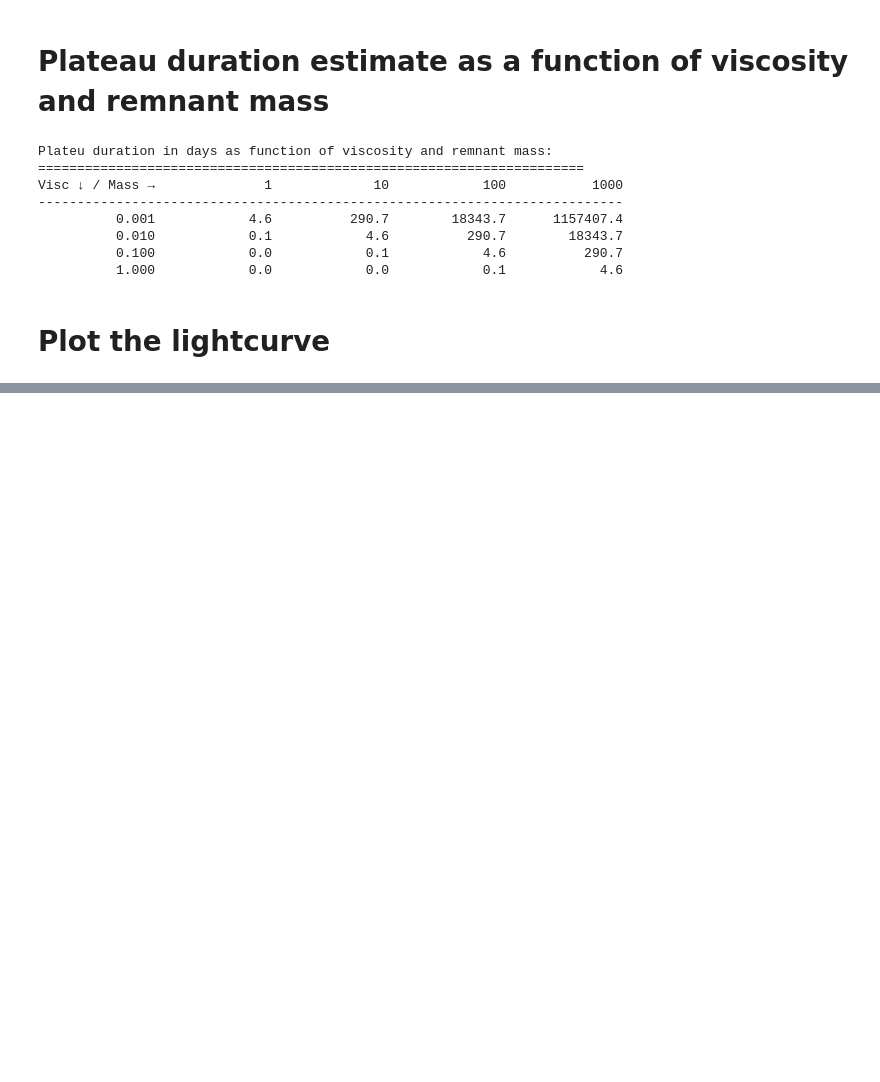
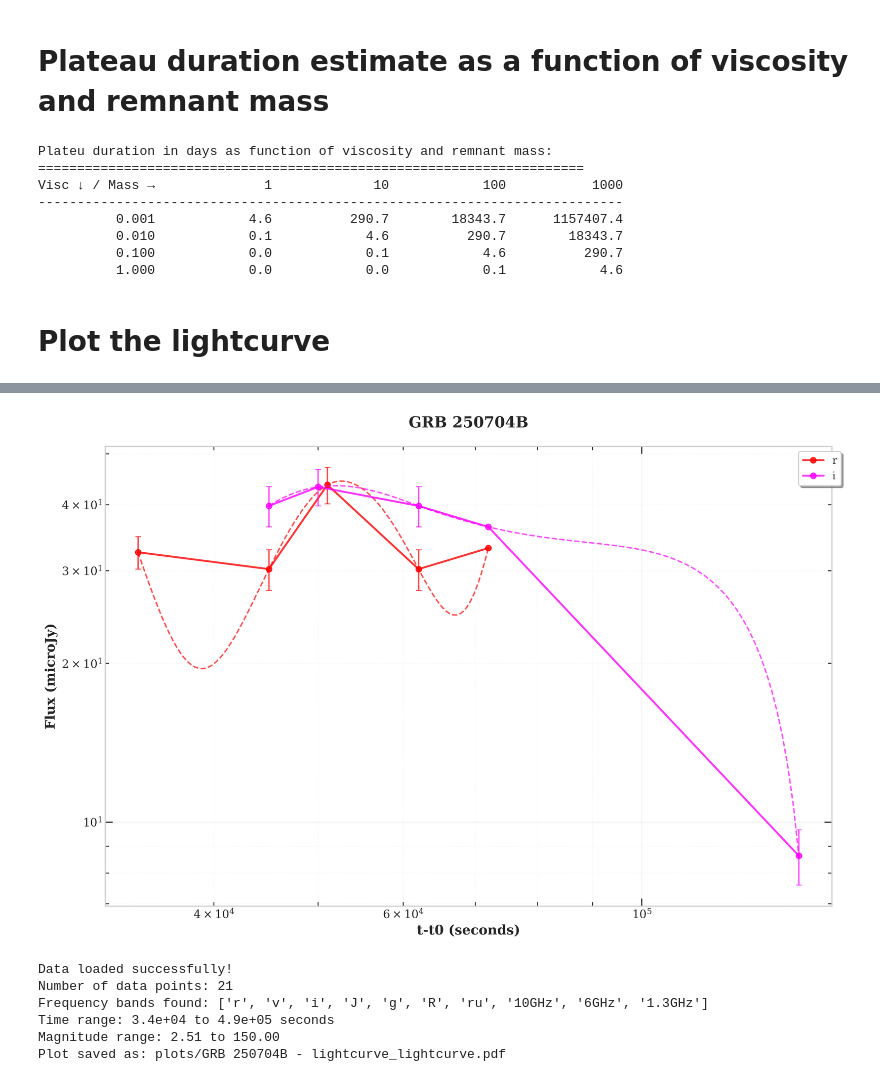
Before and after one commit to skp80286/grb_investigation, a Jupyter notebook: grb250704b.ipynb, the cells around one changed output, grey strips where cells are left out. Saved outputs shown, nothing was run; the diff lists cells and outputs as text; code cells hidden in the pictures; blank space fills up the shorter version.

Commit message:
added data shared by Vishwajeet and updated plots

```diff
--- a/grb250704b.ipynb
+++ b/grb250704b.ipynb
@@ -155,0 +130,24 @@ Plot saved as: data/GRB 250704B - lightcurve_lightcurve.png
+# %%
+import grb_lightcurve_plot as grbplot
+import importlib
+importlib.reload(grbplot)
+grbplot.plot_lightcurve(
+    title='GRB 250704B',
+    csv_filename='data/GRB 250704B - lightcurve.csv',
+    x_col='t-t0 (seconds)',
+    y_col='Flux (microJy)',
+    error_col='Error bar (Flux)',
+    frequency_col='Frequency Band',
+    fit_spline=True,
+    invert_y=False,
+    selected_bands=['r','i'],
+    yscale='log',
+)
+# %% [output]
+[figure, added]
+Data loaded successfully!
+Number of data points: 21
+Frequency bands found: ['r', 'v', 'i', 'J', 'g', 'R', 'ru', '10GHz', '6GHz', '1.3GHz']
+Time range: 3.4e+04 to 4.9e+05 seconds
+Magnitude range: 2.51 to 150.00
+Plot saved as: plots/GRB 250704B - lightcurve_lightcurve.pdf
```
Also changed, not shown: parts of 3 cells of this notebook, 7 other files.
